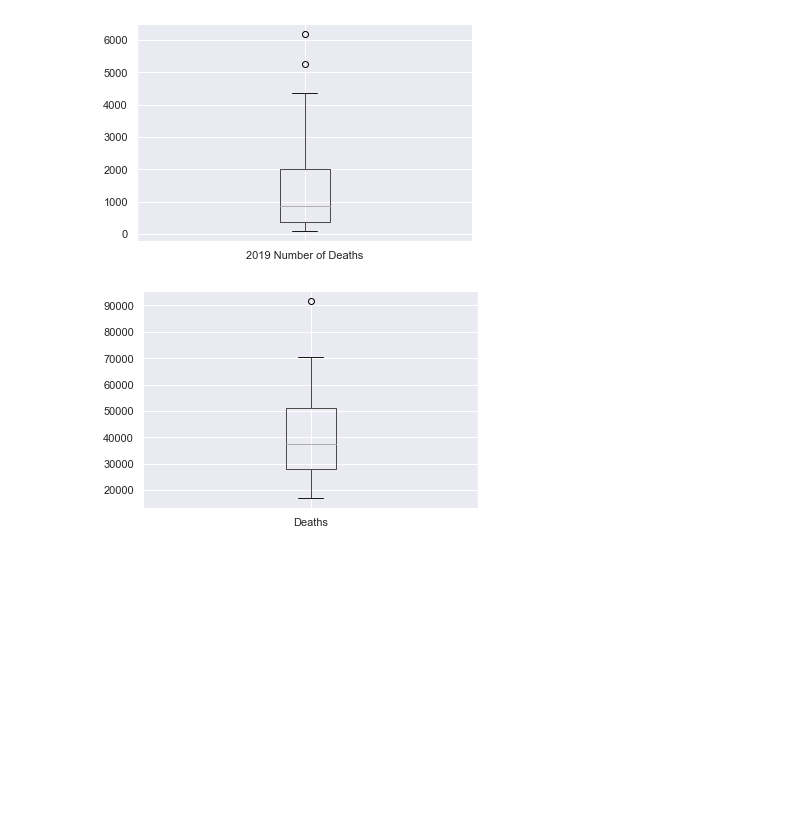
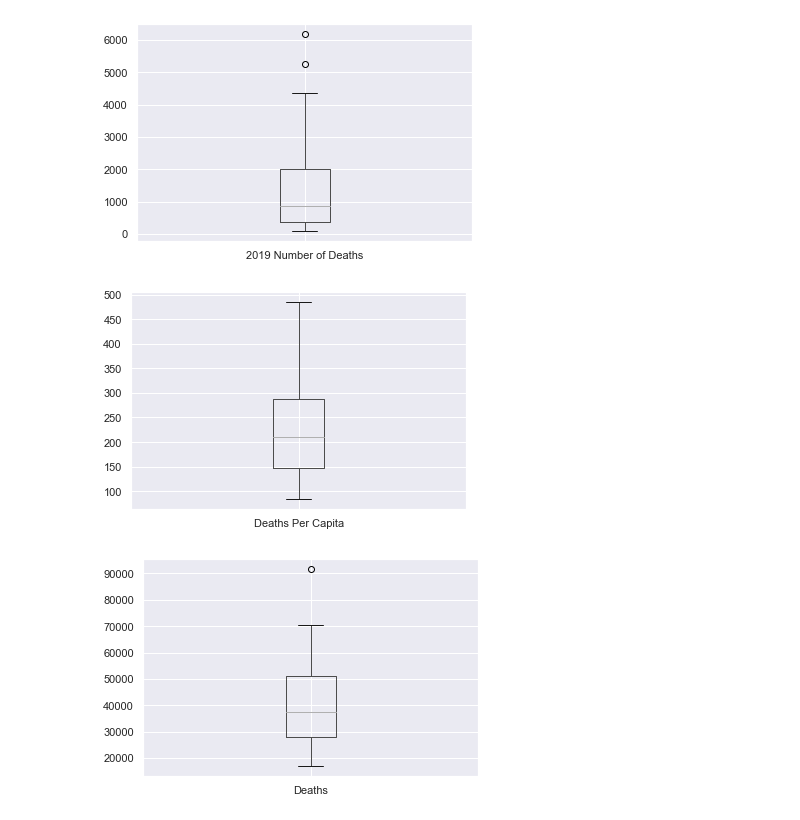
Before and after one commit to molly-rusk/DeathsbyDrugOverdoseinTheUS, a Jupyter notebook: Capstone_Notebook.ipynb, the cells around one changed output. Drawn from its saved outputs; the diff is of its cells as text; code cells hidden in the pictures; blank space fills up the shorter version.

```diff
--- a/Capstone_Notebook.ipynb
+++ b/Capstone_Notebook.ipynb
@@ -58,3 +61,6 @@ deathchange.head()
 | 2 | Arizona | Increase | 12.6 |
 | 3 | Arkansas | Decrease | -14.0 |
 | 4 | California | Increase | 17.2 |
+# %%
+deaths2019capita = pd.read_csv("2019DeathsPerStateCapita.csv")
+deaths2019capita.head()
@@ -318,6 +369,10 @@ deaths2018.boxplot(column=['2018 Number of Deaths']);
 deaths2019.boxplot(column=['2019 Number of Deaths']);
 # %% [output]
 [figure]
+# %%
+deaths2019capita.boxplot(column=['Deaths Per Capita']);
+# %% [output]
+[figure, added]
 # %%
 deathstimeline.boxplot(column=['Deaths']);
 # %% [output]
```
Also changed, not shown: parts of 11 cells of this notebook, 1 other file.
